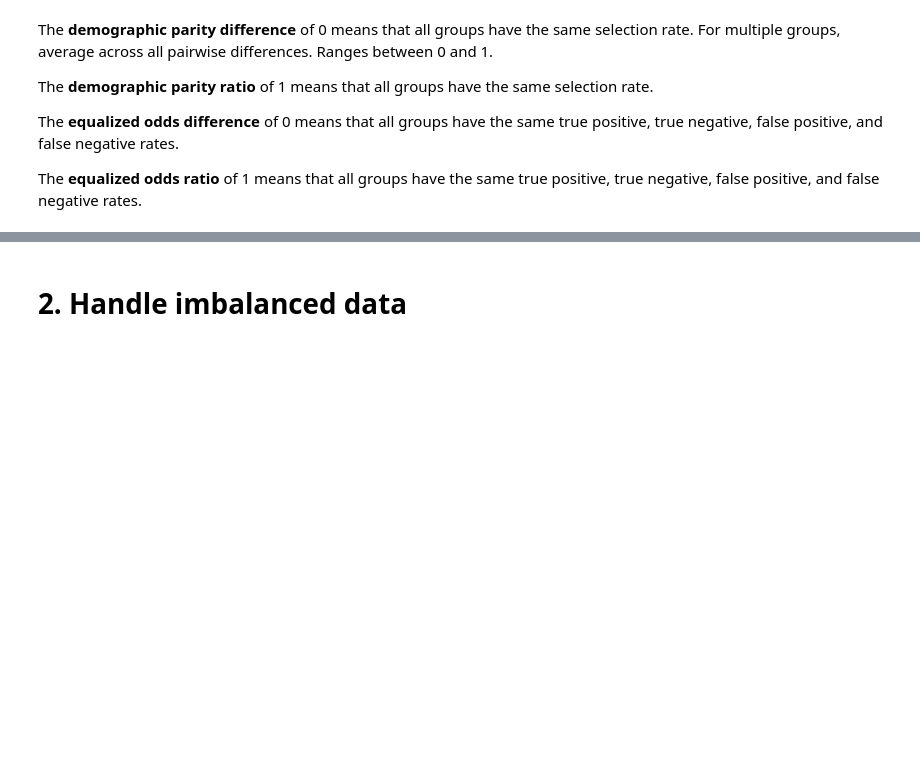
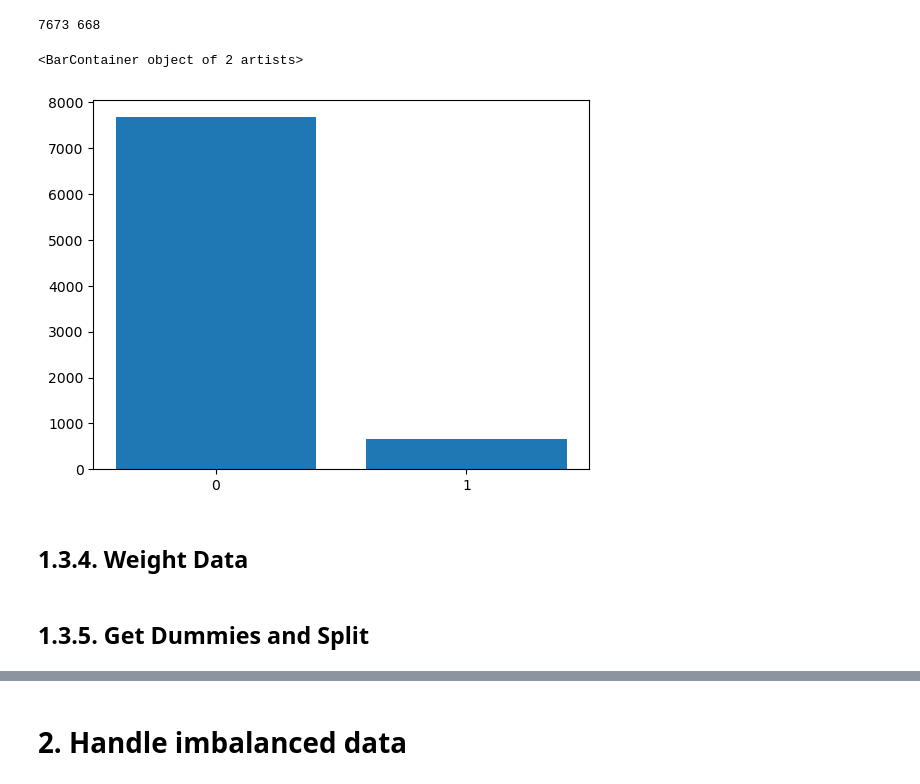
Before and after one commit to theaksaini/ppd-prediction, a Jupyter notebook: data_analysis.ipynb, the cells around one changed output, grey strips where cells are left out. Drawn from its saved outputs; the diff is of its cells as text; code cells hidden in the pictures; blank space fills up the shorter version.

```diff
--- a/data_analysis.ipynb
+++ b/data_analysis.ipynb
@@ -18,0 +184,12 @@ data = data[['pmad','ethnic_group','race','marital_status','age_at_delivery',
+# %%
+outcome = 'PMAD'
+
+data = pd.read_excel("Eynav cleaned data.xlsx")
+data = data[['FINANCIAL_CLASS','MOM_AGE','MOM_RACE','ETHNIC_GROUP',
+             'CHILD_BIRTH_WT','CHILD_GESTATIONAL_AGE',
+             'DELIVERY_METHOD','NICU_ADMIT','MFCU_ADMIT',
+             'GRAVIDITY','PARITY','ABORTIONS',
+             'PREE','GDM','GHTN',
+             'MOM_BMI','MOM_LOS','CHILD_LOS',
+             'HIST_ANXIETY','HIST_DEPRESS','HIST_BIPOLAR','HIST_OTHER','MED',
+             outcome,'MEASURE']]
@@ -46,8 +219,13 @@ from fairlearn.metrics import demographic_parity_difference, demographic_parity_
-# %% [markdown]
-The __demographic parity difference__ of 0 means that all groups have the same selection rate. For multiple groups, average across all pairwise differences. Ranges between 0 and 1.
-
-The __demographic parity ratio__ of 1 means that all groups have the same selection rate.
-
-The __equalized odds difference__ of 0 means that all groups have the same true positive, true negative, false positive, and false negative rates.
-
-The __equalized odds ratio__ of 1 means that all groups have the same true positive, true negative, false positive, and false negative rates.
+# %%
+count0, count1 = data[outcome].value_counts()
+print(count0, count1)
+
+x = ['0','1']
+y = [count0, count1]
+plt.bar(x, y)
+# %% [output]
+7673 668
+<BarContainer object of 2 artists>
+[figure, added]
+# %% [markdown]
+## 1.3.4. Weight Data
@@ -53,0 +237,2 @@ The __equalized odds ratio__ of 1 means that all groups have the same true posit
+# %% [markdown]
+## 1.3.5. Get Dummies and Split
```
Also changed, not shown: parts of 96 cells of this notebook.
